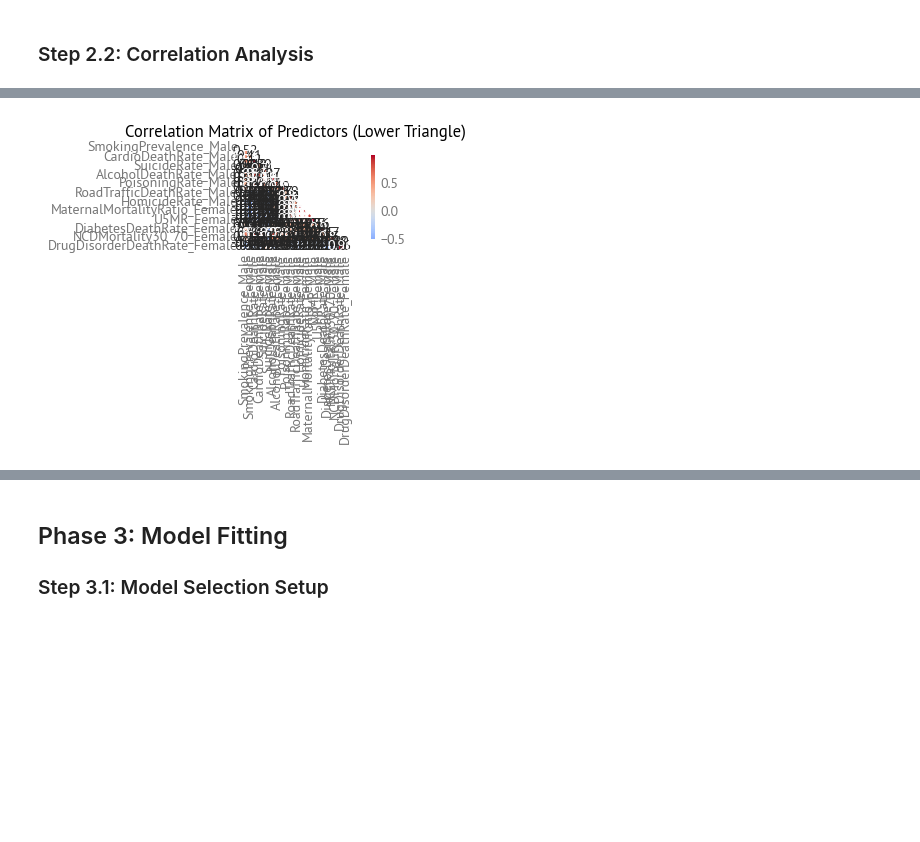
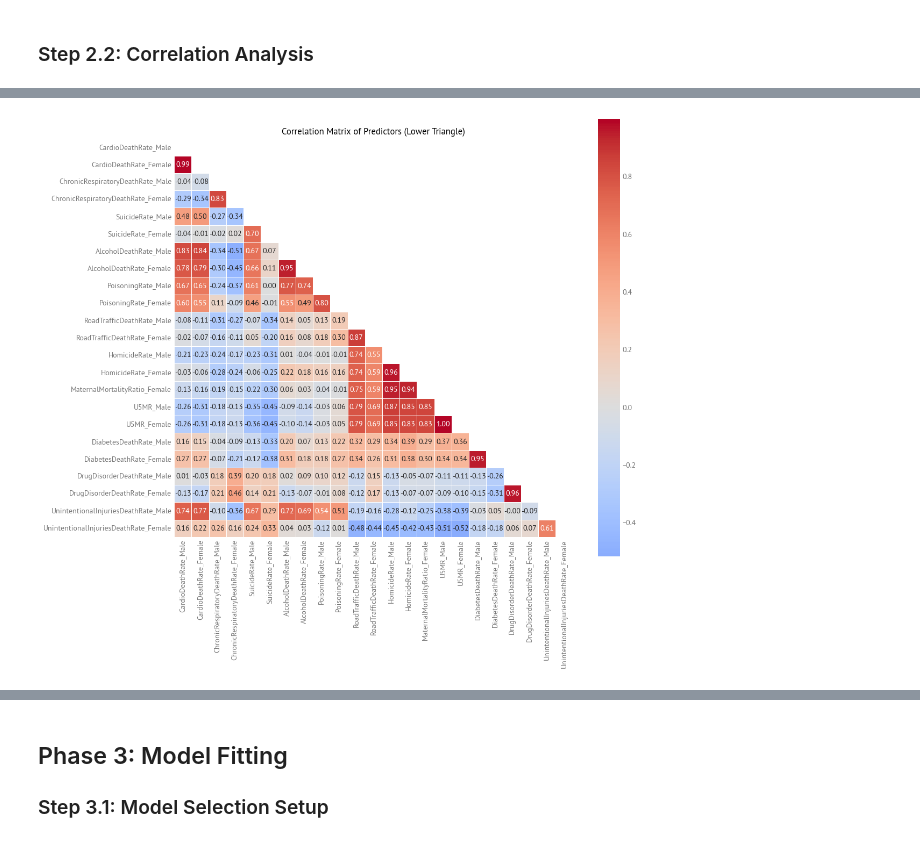
Before and after one commit to AllenDowney/EqualityWEF, a Jupyter notebook: HALE/hale.ipynb, the cells around one changed output, grey strips where cells are left out. Cells and saved outputs as stored; diff of their text form; code cells hidden in the pictures; blank space fills up the shorter version.

```diff
--- a/HALE/hale.ipynb
+++ b/HALE/hale.ipynb
@@ -1151,0 +1233,4 @@ plot_distributions(cardiovascular_ihme_recent)
+# %%
+col = 'ChronicRespiratoryDeathRate'
+year = years[-1]
+chronic_respiratory_ihme_gap, chronic_respiratory_ihme_recent = summarize_gap(chronic_respiratory_ihme, col)
@@ -1151,0 +1250,9 @@ plot_distributions(cardiovascular_ihme_recent)
+# %%
+filename_male = '../data/ihme_unintentional_injuries_deaths_male.csv'
+filename_female = '../data/ihme_unintentional_injuries_deaths_female.csv'
+unintentional_injuries_ihme, years = load_ihme_indicator(
+    filename_male, filename_female,
+    value_col_name='UnintentionalInjuriesDeathRate',
+    indicator_code='IHME_UNINTENTIONAL_INJURIES',
+    indicator_name='Unintentional injuries, death rate per 100,000'
+)
@@ -1151,0 +1273,4 @@ plot_distributions(cardiovascular_ihme_recent)
+# %%
+col = 'UnintentionalInjuriesDeathRate'
+year = years[-1]
+unintentional_injuries_ihme_gap, unintentional_injuries_ihme_recent = summarize_gap(unintentional_injuries_ihme, col)
@@ -1231,8 +1362,9 @@ analysis_df = hale_oecd[['HALE_Years_Male', 'HALE_Years_Female', 'HALE_gap']].co
 # Note: We will exclude gap columns (_Gap), CountryName, and Year columns before merging
 # Gap columns are perfectly collinear with male/female columns
 predictor_dfs = {
-    'SmokingPrevalence': get_oecd(smoking_recent),
+    #'SmokingPrevalence': get_oecd(smoking_recent),
     'CardioDeathRate': get_oecd(cardiovascular_ihme_recent),
+    'ChronicRespiratoryDeathRate': get_oecd(chronic_respiratory_ihme_recent),
     'SuicideRate': get_oecd(suicide_recent),
     'AlcoholDeathRate': get_oecd(alcohol_recent),
     'PoisoningRate': get_oecd(poison_recent),
@@ -1241,8 +1373,9 @@ predictor_dfs = {
     'MaternalMortalityRatio': get_oecd(maternal_recent),
     'U5MR': get_oecd(u5mr_recent),
     'DiabetesDeathRate': get_oecd(diabetes_ihme_recent),
-    'NCDMortality30_70': get_oecd(ncdmort_recent),
+    #'NCDMortality30_70': get_oecd(ncdmort_recent),
     'DrugDisorderDeathRate': get_oecd(drug_disorders_recent),
+    'UnintentionalInjuriesDeathRate': get_oecd(unintentional_injuries_ihme_recent),
 }
 # %%
 # Summary table of year coverage for each indicator
@@ -1492,13 +1625,14 @@ correlation_matrix
 # %%
 # Visualize correlation matrix as heatmap
 import seaborn as sns
 
+plt.figure(figsize=(12, 12))
 mask = np.triu(np.ones_like(correlation_matrix, dtype=bool))  # Mask upper triangle
 sns.heatmap(correlation_matrix, mask=mask, annot=True, fmt='.2f', cmap='coolwarm',
             center=0, square=True, linewidths=0.5, cbar_kws={"shrink": 0.8})
 decorate(title='Correlation Matrix of Predictors (Lower Triangle)')
 # %% [output]
-[figure, old version]
+[figure, new version]
 # %%
 # Identify highly correlated predictor pairs (|correlation| > 0.7)
 high_corr_pairs = []
```
Also changed, not shown: parts of 94 cells of this notebook.
